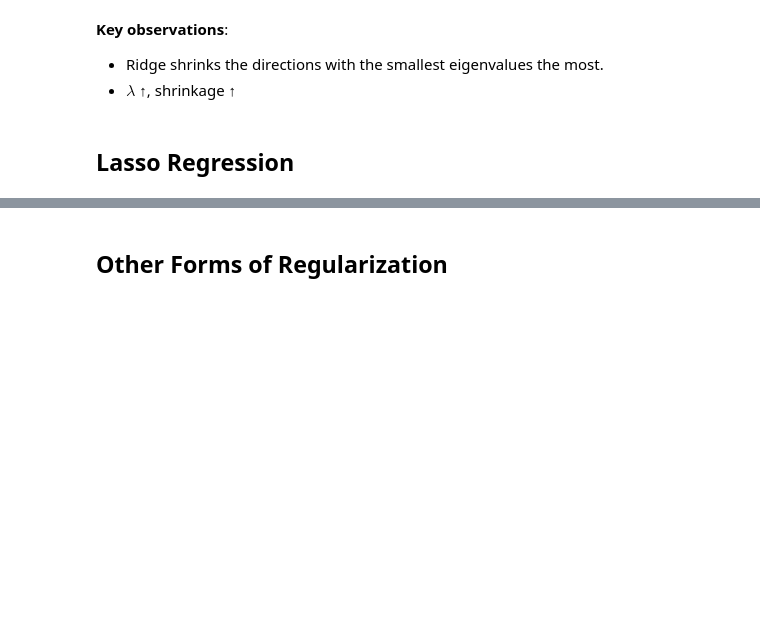
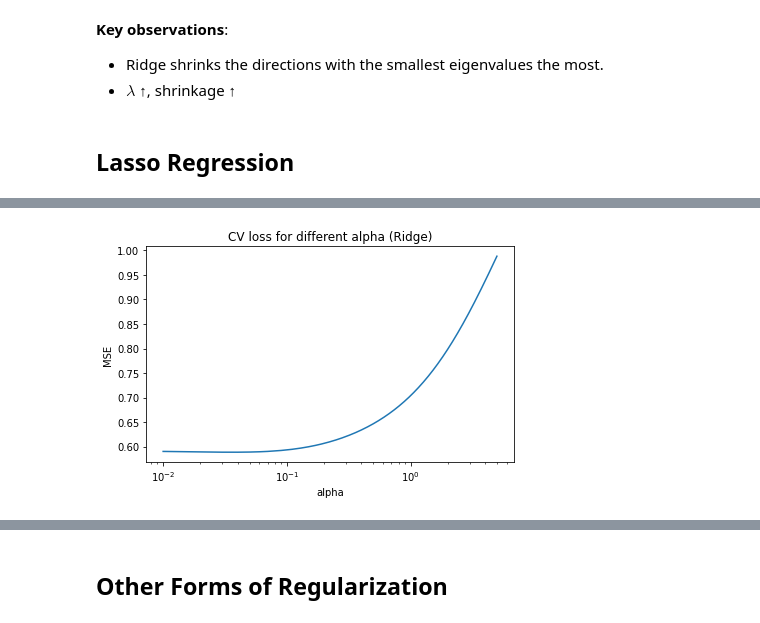
Before and after one commit to Imperial-College-Data-Science-Society/workshops, a Jupyter notebook: notebooks/workshop-7/regularization.ipynb, the cells around one changed output, grey strips where cells are left out. Drawn from its saved outputs; the diff is of its cells as text; code cells hidden in the pictures; blank space fills up the shorter version.

```diff
--- a/notebooks/workshop-7/regularization.ipynb
+++ b/notebooks/workshop-7/regularization.ipynb
@@ -157,0 +222,11 @@ $$
+# %%
+def plot_cvloss(cvres, model):
+    '''Plot CV loss for each values of alpha.
+    '''
+    ax = plt.gca()
+    ax.set_xscale('log')
+    ax.plot(cvres.param_alpha, - cvres.mean_test_score)
+    plt.title("CV loss for different alpha (%s)" % model)
+    plt.xlabel("alpha")
+    plt.ylabel("MSE")
+    plt.tight_layout()
@@ -157,0 +256,14 @@ $$
+# %%
+import numpy as np
+from sklearn.model_selection import GridSearchCV, RepeatedKFold
+
+ridgereg = Ridge(normalize=True)
+# define model evaluation method
+cv = RepeatedKFold(n_splits=5, n_repeats=3, random_state=0)
+# define grid
+grid = {"alpha": np.arange(0.01, 5, 0.01)}
+# define search
+search = GridSearchCV(ridgereg, grid, scoring="neg_mean_squared_error", cv=cv, n_jobs=2, return_train_score=True)
+# perform the search
+ridge_res = search.fit(trainX, trainY)
+ridgecv = pd.DataFrame(ridge_res.cv_results_)
@@ -157,0 +280,4 @@ $$
+# %%
+plot_cvloss(ridgecv, "Ridge")
+# %% [output]
+[figure, added]
```
Also changed, not shown: parts of 43 cells of this notebook, 10 other files.
